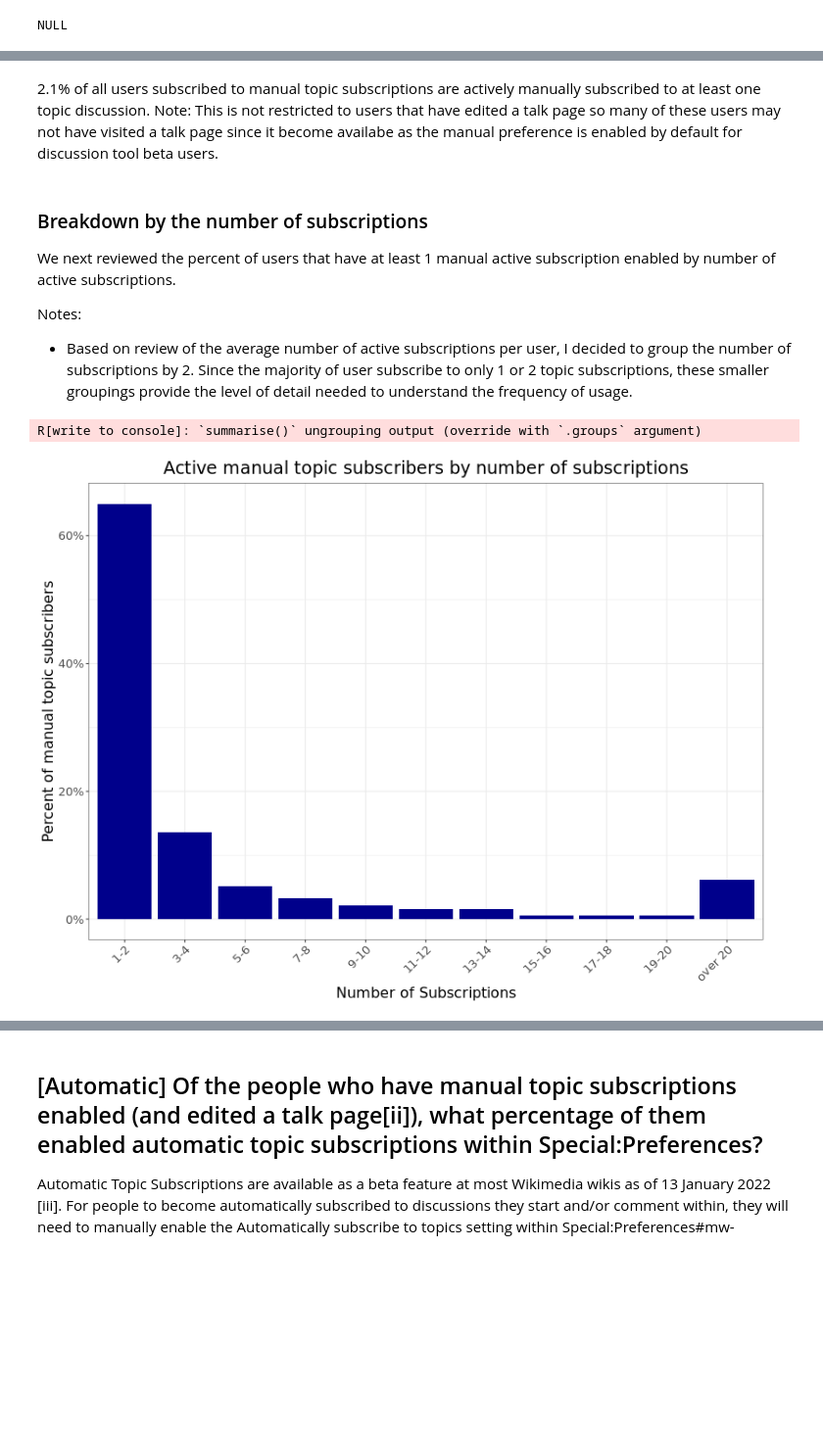
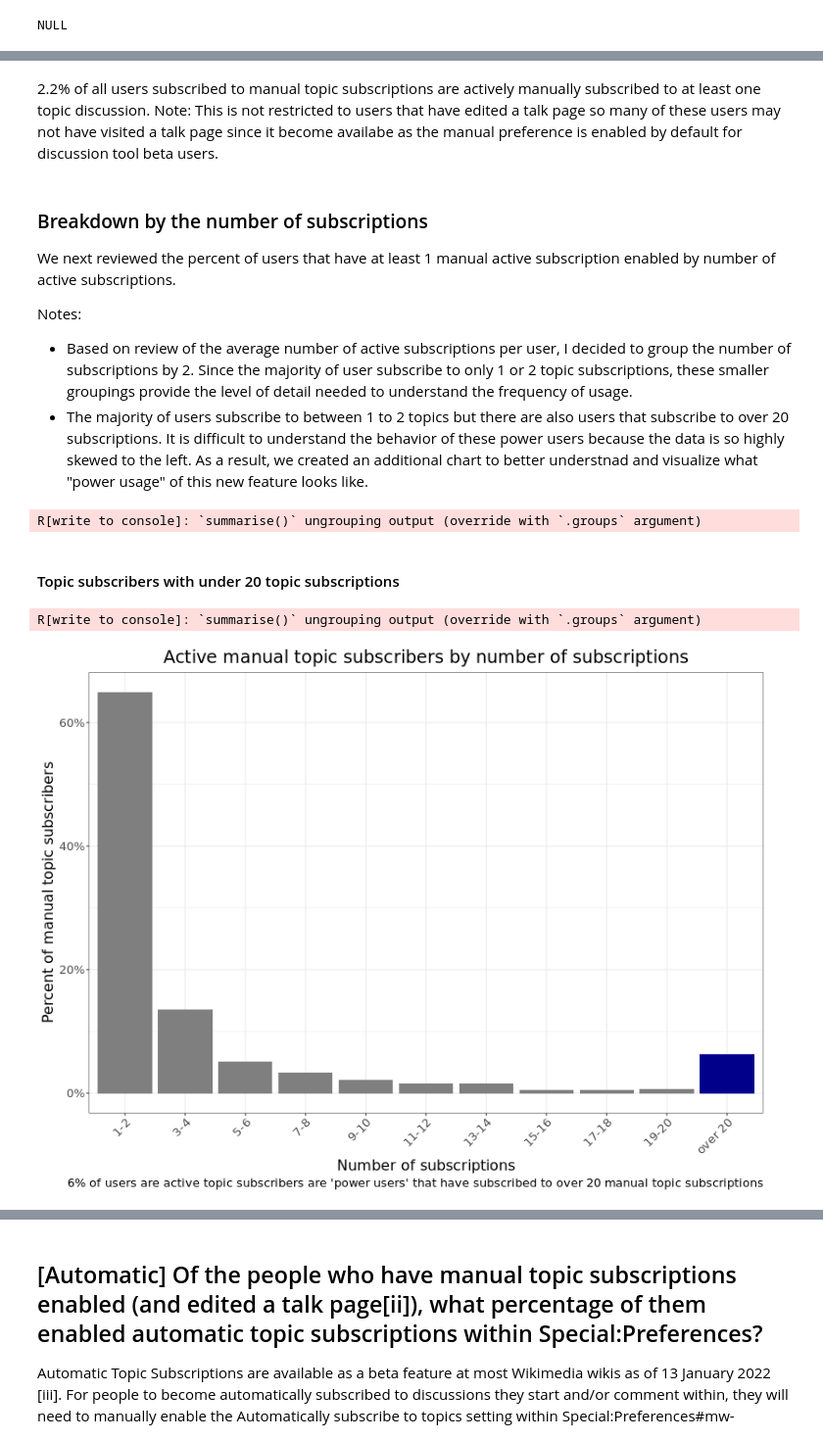
Before and after one commit to wikimedia-research/Topic-notifications-analysis-2022, a Jupyter notebook: topic_subscription_adoption_analysis.ipynb, the cells around one changed output, grey strips where cells are left out. Shown: that part at 98% size. Saved outputs shown, nothing was run; the diff lists cells and outputs as text; code cells hidden in the pictures; blank space fills up the shorter version.

Commit message:
revised n subscriptions review

```diff
--- a/topic_subscription_adoption_analysis.ipynb
+++ b/topic_subscription_adoption_analysis.ipynb
@@ -365,17 +365,17 @@ beta_pref.beta_user = topic_pref.topic_user
 AND beta_pref.wiki = topic_pref.wiki
  '''
 # %%
-# # ALternative if query above not working
-## Does not account for any users that explciitly disabled the manual topic subscription preference but that is a small percent
-# query='''
-# SELECT
-#     up_user AS beta_user,
-#     database() AS wiki,
-#     up_value AS pref_status
-# FROM user_properties
-#     WHERE
-#     up_property = 'discussiontools-betaenable'
-# '''
+# ALternative if query above not working
+# Does not account for any users that explciitly disabled the manual topic subscription preference but that is a small percent
+query='''
+SELECT
+    up_user AS beta_user,
+    database() AS wiki,
+    up_value AS pref_status
+FROM user_properties
+    WHERE
+    up_property = 'discussiontools-betaenable'
+'''
 # %%
 manual_pref = mariadb.run(commands = query, dbs = wiki_list, use_x1=False, format="pandas")
 # %%
@@ -431,5 +431,5 @@ active_manual_subscribers
 # %% [markdown]
-2.1% of all users subscribed to manual topic subscriptions are actively manually subscribed to at least one topic discussion.  Note: This is not restricted to users that have edited a talk page so many of these users may not have visited a talk page since it become availabe as the manual preference is enabled by default for discussion tool beta users.
+2.2% of all users subscribed to manual topic subscriptions are actively manually subscribed to at least one topic discussion.  Note: This is not restricted to users that have edited a talk page so many of these users may not have visited a talk page since it become availabe as the manual preference is enabled by default for discussion tool beta users.
 # %% [markdown]
 ### Breakdown by the number of subscriptions
 
@@ -437,6 +437,32 @@ We next reviewed the percent of users that have at least 1 manual active subscri
 
 Notes:
 * Based on review of the average number of active subscriptions per user, I decided to group the number of subscriptions by 2. Since the majority of user subscribe to only 1 or 2 topic subscriptions, these smaller groupings provide the level of detail needed to understand the frequency of usage.
+* The majority of users subscribe to between 1 to 2 topics but there are also users that subscribe to over 20 subscriptions. It is difficult to understand the behavior of these power users because the data is so highly skewed to the left. As a result, we created an additional chart to better understnad and visualize what "power usage" of this new feature looks like.
+# %%
+%%R
+# percent of users by num of subscriptions group
+active_manual_subscriptions_all  <- manual_users_sub_status %>%
+    filter(pref_status == 'enabled' & # only users that have the prefernece enabled over 20 active subscription
+          initiation_type == 'manual' &
+           as.numeric(num_subscriptions) < 1000) %>%  #remove likely bot activity
+      mutate(num_subscriptions_group = cut(as.numeric(num_subscriptions),
+                                         breaks = c(0, 2, 4, 6, 8, 10, 12, 14, 16, 18, 20, 30, 40, 50, 60, 70, 80, 90, 100,
+                                                    110, 120, 130, 140, 150, 160, 170, 180, 190,
+                                                    200, 210, 220, 230, 240, 250, 260, 270, 280,
+                                                    290, 300, Inf),
+                                         labels = c('1-2', '3-4', '5-6', '7-8', '9-10', '11-12', '13-14',
+                                                    '15-16', '17-18', '19-20', '21-30', '31-40', '41-50', '51-60', '61-70',
+                                                    '71-80', '81-90', '91-100', '101-110', '111-120', '121-130', '131-140', '141-150',
+                                                    '151-160', '161-170', '171-180', '181-190', '191-200', '201-210', '211-220',
+                                                    '221-230', '231-240', '241-250', '251-260', '261-270', '271-280', '281-290', '291-300',
+                                                    'over 300')))  %>%
+    group_by(num_subscriptions_group) %>%
+    summarise(n_users = n_distinct(topic_subscriber))%>%
+    mutate(percent_users = n_users/sum(n_users))
+# %% [output]
+R[write to console]: `summarise()` ungrouping output (override with `.groups` argument)
+# %% [markdown]
+#### Topic subscribers with under 20 topic subscriptions
 # %%
 %%R
 # percent of users by num of subscriptions group
@@ -455,23 +481,26 @@ R[write to console]: `summarise()` ungrouping output (override with `.groups` ar
 # %%
 %%R -w 800 -h 600
 #chart overall users by days of activity group
 
 p <- active_manual_subscriptions %>%
-    ggplot(aes(x=num_subscriptions_group, y = percent_users)) +
-    geom_bar(stat = 'identity', fill = 'darkblue') +
+    ggplot(aes(x=num_subscriptions_group, y = percent_users,
+               fill=factor(ifelse(num_subscriptions_group == "over 20","Power users", "Normal")))) +
+    geom_bar(stat = 'identity') +
+    scale_fill_manual(name = "", breaks = "Power Users", values=c("grey50","darkblue")) +
     scale_y_continuous(labels = scales::percent) +
     labs (y = "Percent of manual topic subscribers",
-          x = "Number of Subscriptions",
-         title = "Active manual topic subscribers by number of subscriptions")  +
+          x = "Number of subscriptions",
+         title = "Active manual topic subscribers by number of subscriptions",
+         caption = "6% of users are active topic subscribers are 'power users' that have subscribed to over 20 manual topic subscriptions")  +
      theme_bw() +
    theme(plot.title = element_text(hjust = 0.5),
         text = element_text(size=16),
         axis.text.x = element_text(angle=45, hjust=1),
-       legend.position = "none")
+        legend.position ="bottom")
 
 ggsave("Figures/active_manual_subscribers_bynsub.png", p, width = 16, height = 8, units = "in", dpi = 300)
 p
 # %% [output]
-[figure, old version]
+[figure, new version]
 # %% [markdown]
 The majority (65%) users actively subscribed to manual topic subscriptions are subscribed to 1 to 2 topics. 35% of manual topic subscribers have subscribed to over 2 distinct topics.
```
Also changed, not shown: parts of 12 cells of this notebook, 3 other files.
